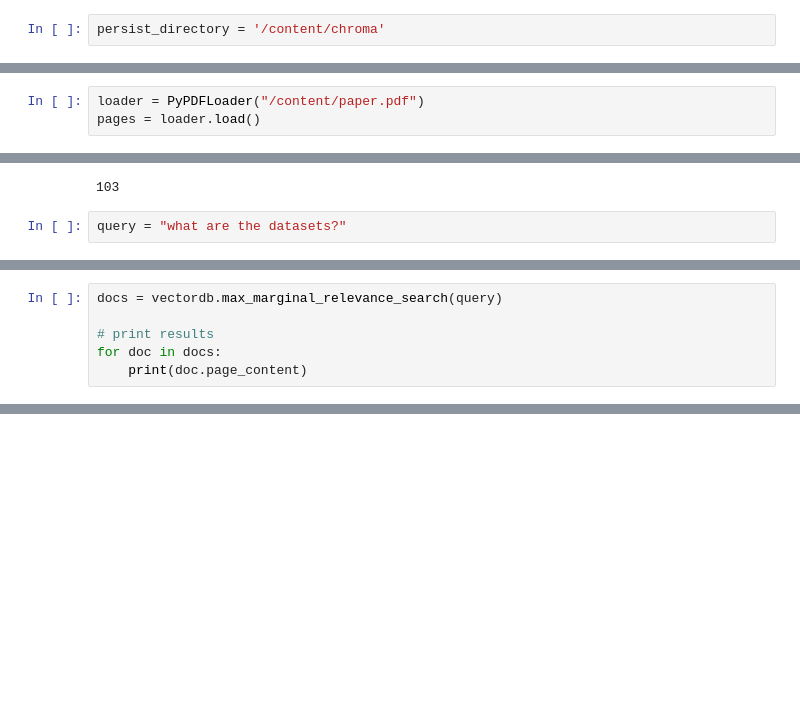
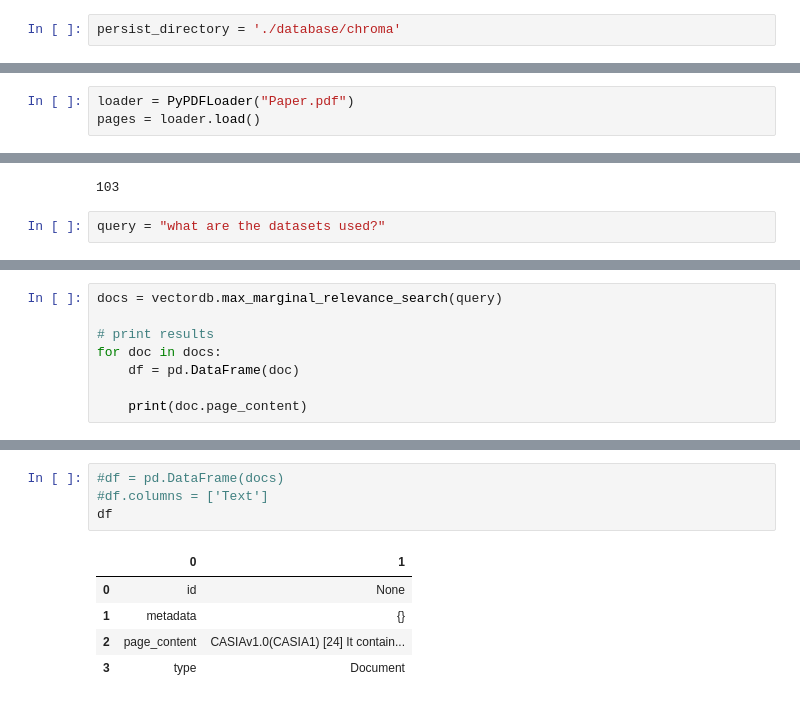
Before and after one commit to joker-11011/chat_with_data, a Jupyter notebook: chat_bot.ipynb, the cells around one changed output, grey strips where cells are left out. Drawn from its saved outputs; the diff is of its cells as text; blank space fills up the shorter version.

```diff
--- a/chat_bot.ipynb
+++ b/chat_bot.ipynb
@@ -47,5 +48,5 @@ from langchain.embeddings import HuggingFaceBgeEmbeddings
 [interactive output not drawn]
 [interactive output not drawn]
 # %%
-persist_directory = '/content/chroma'
+persist_directory = './database/chroma'
 # %%
@@ -53,5 +54,5 @@ persist_directory = '/content/chroma'
 # %%
-loader = PyPDFLoader("/content/paper.pdf")
+loader = PyPDFLoader("Paper.pdf")
 pages = loader.load()
 # %%
 full_text = " ".join([page.page_content for page in pages])
@@ -95,4 +96,4 @@ print(vectordb._collection.count())
 # %% [output]
 103
 # %%
-query = "what are the datasets?"
+query = "what are the datasets used?"
@@ -101,6 +114,8 @@ docs = vectordb.max_marginal_relevance_search(query)
 
 # print results
 for doc in docs:
+    df = pd.DataFrame(doc)
+
     print(doc.page_content)
 # %% [output]
 This dataset is also used for pre-training the AlexNet model used by the authors. In thepaper, it is not clear which portion of the dataset is used for training and which for testing.Therefore, it is  ...
@@ -122,0 +246,10 @@ CASIA2 [24] copy-move, splicing 7491/5123 320 ×240 – 800 ×600 JPG, BMP, TIF
+# %%
+#df = pd.DataFrame(docs)
+#df.columns = ['Text']
+df
+# %% [output]
+|  | 0 | 1 |
+| 0 | id | None |
+| 1 | metadata | {} |
+| 2 | page_content | CASIAv1.0(CASIA1) [24] It contain... |
+| 3 | type | Document |
```
Also changed, not shown: parts of 13 cells of this notebook.
